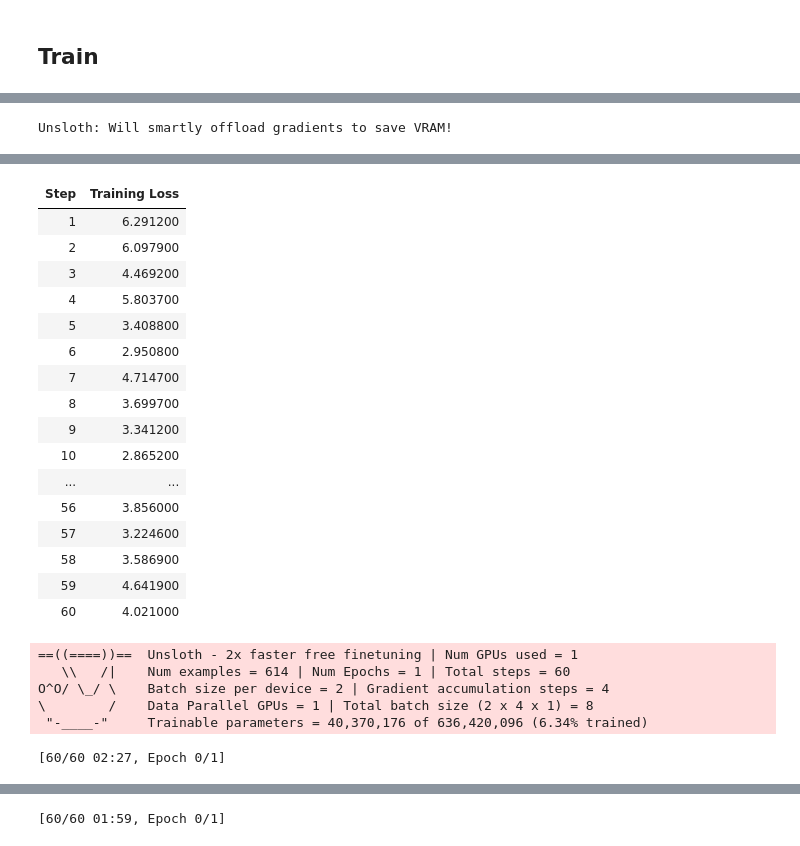
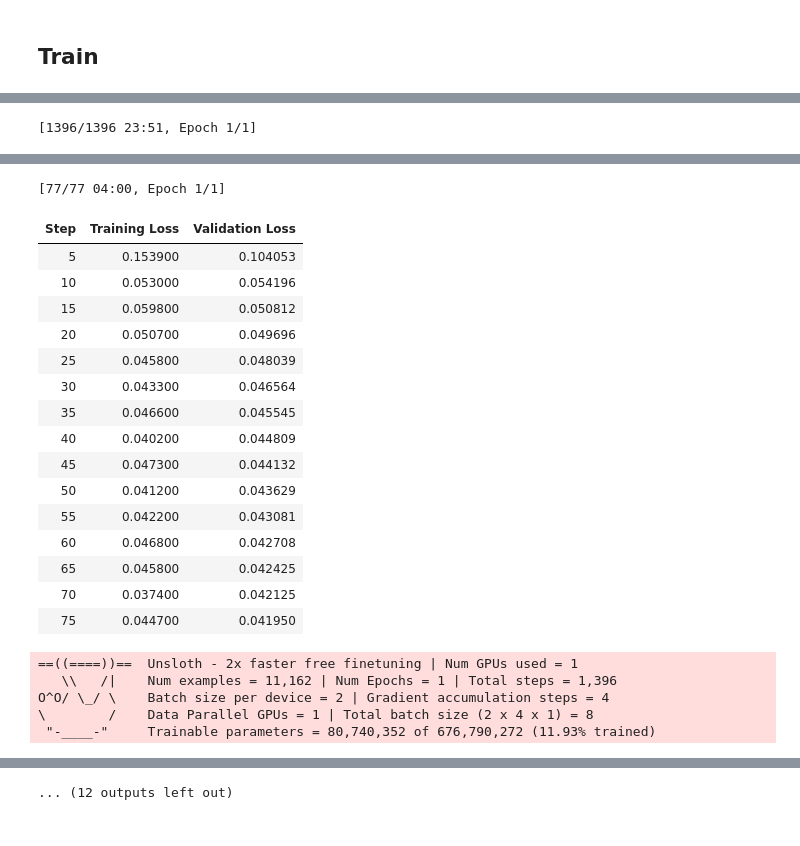
Before and after one commit to miguel-kjh/rag-experiments, a Jupyter notebook: notebooks/train_llm_retriver.ipynb, the cells around one changed output, grey strips where cells are left out. Saved outputs shown, nothing was run; the diff lists cells and outputs as text; code cells hidden in the pictures.

```diff
--- a/notebooks/train_llm_retriver.ipynb
+++ b/notebooks/train_llm_retriver.ipynb
@@ -17,7 +17,7 @@ model, tokenizer = FastLanguageModel.from_pretrained(
     load_in_4bit = False,
     load_in_8bit = False,
 )
-RANK = 64
+RANK = 128
 model = FastLanguageModel.get_peft_model(
     model,
     r = RANK,           # Choose any number > 0! Suggested 8, 16, 32, 64, 128
@@ -153,6 +175,9 @@ def tokenize_function_autoregressive(examples):
     return tokenizer(examples['text'], padding='max_length', truncation=True, max_length=2048)
 # %%
 indexing_dataset_tokenizer = indexing_dataset.map(tokenize_function_autoregressive, batched=True)
+# %%
+retrieval_train_dataset_tokenizer = retrieval_dataset["train"].map(tokenize_function_autoregressive, batched=True)
+retrieval_val_dataset_tokenizer = retrieval_dataset["validation"].map(tokenize_function_autoregressive, batched=True)
 # %% [markdown]
 ## Train
 # %%
@@ -161,12 +186,12 @@ data_collator = DataCollatorForLanguageModeling(tokenizer=tokenizer, mlm=False)
 auto_config = SFTConfig(
     per_device_train_batch_size = 2,
     gradient_accumulation_steps = 4, # Use GA to mimic batch size!
-    save_steps=10,
+    save_steps=100,
     warmup_steps = 5,
-    #num_train_epochs = 1, # Set this for 1 full training run.
-    max_steps = 60,
+    num_train_epochs = 1, # Set this for 1 full training run.
+    #max_steps = 60,
     learning_rate = 2e-4, # Reduce to 2e-5 for long training runs
-    logging_steps = 1,
+    logging_steps = 100,
     optim = "adamw_8bit",
     weight_decay = 0.01,
     lr_scheduler_type = "linear",
@@ -184,13 +209,13 @@ it_config = SFTConfig(
     save_steps=5,
     eval_steps=5,
     eval_strategy="steps",         # <-- activa evaluación periódica
-    #num_train_epochs=1,             # <-- opcional: usa epochs en lugar de max_steps
-    max_steps=60,
+    num_train_epochs=1,             # <-- opcional: usa epochs en lugar de max_steps
+    #max_steps=60,
     learning_rate=2e-4,
     logging_steps=1,
     optim="adamw_8bit",
     weight_decay=0.01,
-    lr_scheduler_type="cosine",
+    lr_scheduler_type="linear",
     seed=SEED,
     report_to="none",
     output_dir="../models/qwen3-0.6b-rag-retriever",
@@ -208,8 +233,8 @@ trainer_auto = SFTTrainer(
 
 trainer_it = SFTTrainer(
     model=model,
-    train_dataset=retrieval_dataset["train"],
-    eval_dataset=retrieval_dataset["validation"],
+    train_dataset=retrieval_train_dataset_tokenizer,
+    eval_dataset=retrieval_val_dataset_tokenizer,
     tokenizer=tokenizer,
     args=it_config,
 )
@@ -225,6 +254,7 @@ GPU = NVIDIA GeForce RTX 4070 SUPER. Max memory = 11.994 GB.
 # %%
-EPOCHS = 2
+EPOCHS = 4
 for _ in range(EPOCHS):
-    trainer_sft_stats = trainer_auto.train()
-    trainer_it_stats = trainer_it.train()
+    trainer_sft_stats = trainer_auto.train() # (context, id)
+    trainer_it_stats = trainer_it.train() # (query, id)
+    # GUARDAR MODELOS CADA SUPER EPOCH
 # %% [output]
@@ -236 +267 @@ O^O/ \_/ \    Batch size per device = 2 | Gradient accumulation steps = 4
-Unsloth: Will smartly offload gradients to save VRAM!
+[1396/1396 23:51, Epoch 1/1]
@@ -238,23 +287,22 @@ Unsloth: Will smartly offload gradients to save VRAM!
-| Step | Training Loss |
-| 1 | 6.291200 |
-| 2 | 6.097900 |
-| 3 | 4.469200 |
-| 4 | 5.803700 |
-| 5 | 3.408800 |
-| 6 | 2.950800 |
-| 7 | 4.714700 |
-| 8 | 3.699700 |
-| 9 | 3.341200 |
-| 10 | 2.865200 |
-| ... | ... |
-| 56 | 3.856000 |
-| 57 | 3.224600 |
-| 58 | 3.586900 |
-| 59 | 4.641900 |
-| 60 | 4.021000 |
-==((====))==  Unsloth - 2x faster free finetuning | Num GPUs used = 1
-   \\   /|    Num examples = 614 | Num Epochs = 1 | Total steps = 60
-O^O/ \_/ \    Batch size per device = 2 | Gradient accumulation steps = 4
-\        /    Data Parallel GPUs = 1 | Total batch size (2 x 4 x 1) = 8
- "-____-"     Trainable parameters = 40,370,176 of 636,420,096 (6.34% trained)
+[77/77 04:00, Epoch 1/1]
+| Step | Training Loss | Validation Loss |
+| 5 | 0.153900 | 0.104053 |
+| 10 | 0.053000 | 0.054196 |
+| 15 | 0.059800 | 0.050812 |
+| 20 | 0.050700 | 0.049696 |
+| 25 | 0.045800 | 0.048039 |
+| 30 | 0.043300 | 0.046564 |
+| 35 | 0.046600 | 0.045545 |
+| 40 | 0.040200 | 0.044809 |
+| 45 | 0.047300 | 0.044132 |
+| 50 | 0.041200 | 0.043629 |
+| 55 | 0.042200 | 0.043081 |
+| 60 | 0.046800 | 0.042708 |
+| 65 | 0.045800 | 0.042425 |
+| 70 | 0.037400 | 0.042125 |
+| 75 | 0.044700 | 0.041950 |
-[60/60 02:27, Epoch 0/1]
+==((====))==  Unsloth - 2x faster free finetuning | Num GPUs used = 1
+   \\   /|    Num examples = 11,162 | Num Epochs = 1 | Total steps = 1,396
+O^O/ \_/ \    Batch size per device = 2 | Gradient accumulation steps = 4
+\        /    Data Parallel GPUs = 1 | Total batch size (2 x 4 x 1) = 8
+ "-____-"     Trainable parameters = 80,740,352 of 676,790,272 (11.93% trained)
@@ -305 +346 @@ O^O/ \_/ \    Batch size per device = 2 | Gradient accumulation steps = 4
-[60/60 01:59, Epoch 0/1]
+... (12 outputs left out)
```
Also changed, not shown: parts of 15 cells of this notebook.
